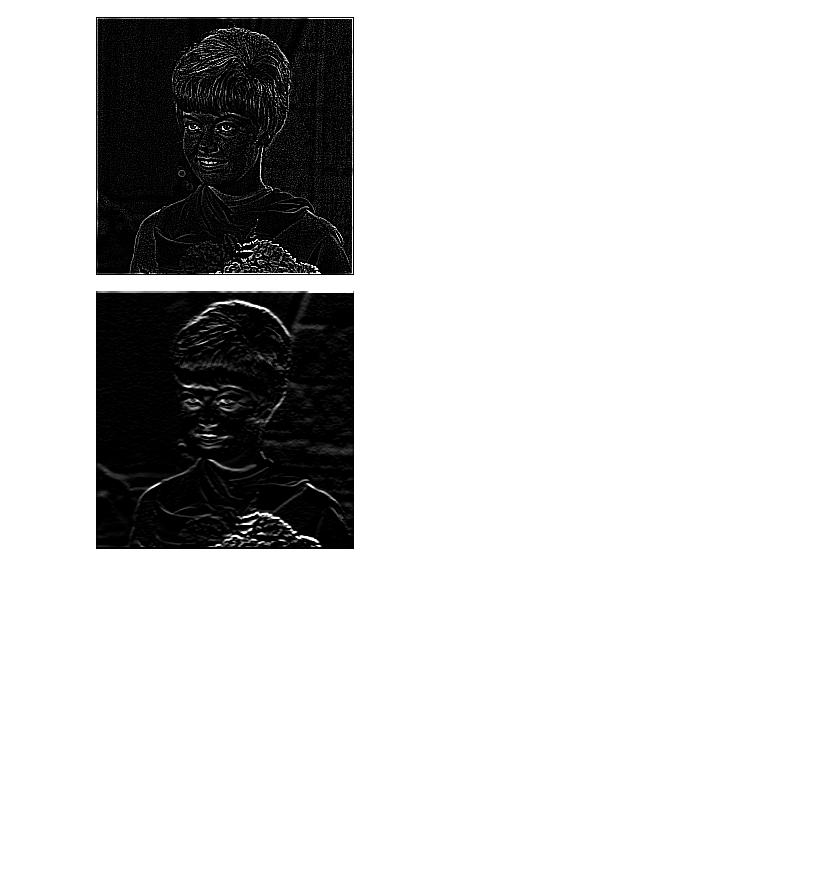
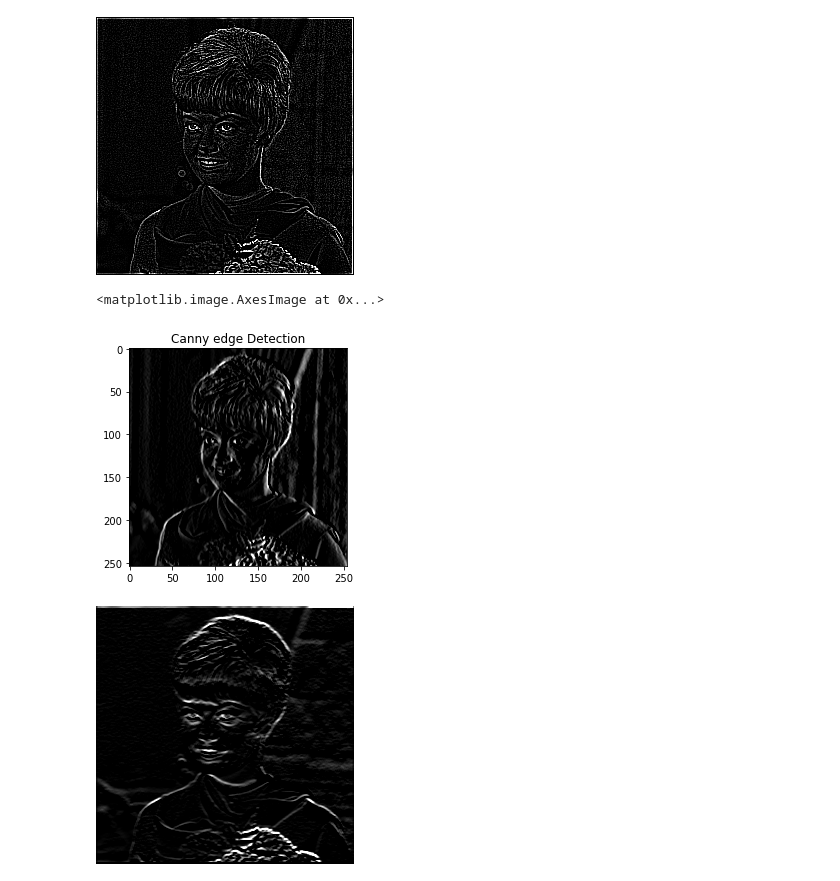
Before and after one commit to SitiZumarohdf/PCVK_Genap_2023, a Jupyter notebook: Week_7.ipynb, the cells around one changed output. Cells and saved outputs as stored; diff of their text form; code cells hidden in the pictures; blank space fills up the shorter version.

```diff
--- a/Week_7.ipynb
+++ b/Week_7.ipynb
@@ -106,6 +153,19 @@ kernel_Canny = np.array([[-1, -1, -1],
 cv2_imshow(convolution2d(img_gray, kernel_Canny, 1, 2))
 # %% [output]
 [figure]
+# %%
+# Canny edge Detection
+kernel_Canny = np.array([[-1, -1, -1],
+                           [-1, 8, -1],
+                           [-1, -1, -1]])
+img_kernel_Canny = img_gray.copy()
+img_kernel_Canny = convolution2d(img_gray,kernel_Canny,1,0)
+
+plt.title("Canny edge Detection")
+plt.imshow(img_kernel_sobel, cmap='gray',vmin=0, vmax=255)
+# %% [output]
+<matplotlib.image.AxesImage at 0x...>
+[figure, added]
 # %%
 #Prewitt Edge DetectioN
 kernel_Prewitt = np.array([[-1, -1, -1],
```
Also changed, not shown: parts of 9 cells of this notebook.
